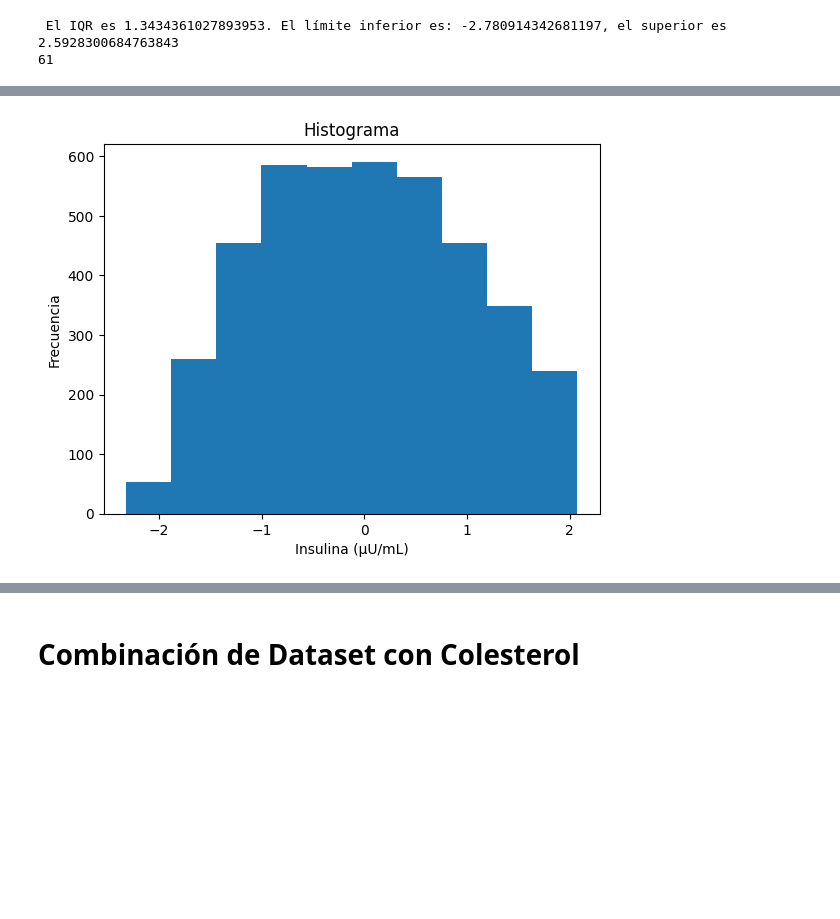
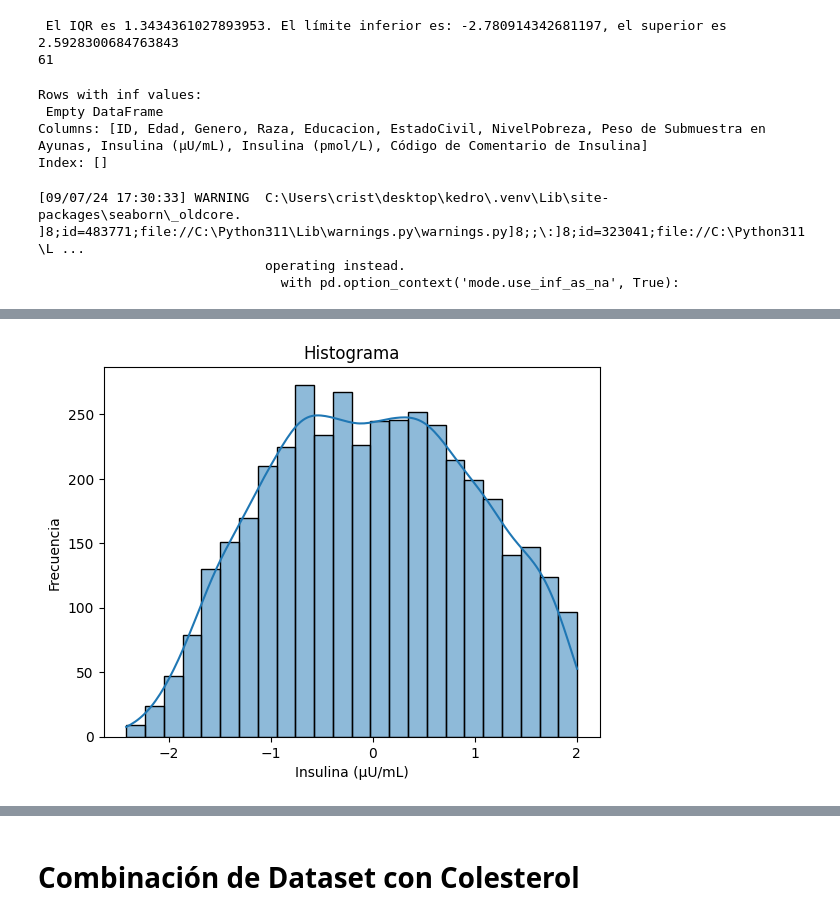
Before and after one commit to Manjanans/nhanes, a Jupyter notebook: notebooks/Untitled.ipynb, the cells around one changed output, grey strips where cells are left out. Saved outputs shown, nothing was run; the diff lists cells and outputs as text; code cells hidden in the pictures; blank space fills up the shorter version.

```diff
--- a/notebooks/Untitled.ipynb
+++ b/notebooks/Untitled.ipynb
@@ -463,12 +485,25 @@ print(num_outliers)
 # %%
 limp_ins = limpieza_insulina.copy()
 limp_ins["Insulina (μU/mL)"] = pt.fit_transform(limp_ins[["Insulina (μU/mL)"]])
+# %%
+inf_values = limp_ins.isin([np.inf, -np.inf])
+
+rows_with_inf = limp_ins[inf_values.any(axis=1)]
+print("Rows with inf values:\n", rows_with_inf)
+# %% [output]
+Rows with inf values:
+ Empty DataFrame
+Columns: [ID, Edad, Genero, Raza, Educacion, EstadoCivil, NivelPobreza, Peso de Submuestra en Ayunas, Insulina (μU/mL), Insulina (pmol/L), Código de Comentario de Insulina]
+Index: []
 # %%
-plt.hist(limp_ins["Insulina (μU/mL)"])
+sns.histplot(data=limp_ins, x="Insulina (μU/mL)", kde=True)
 plt.title(f'Histograma')
 plt.xlabel("Insulina (μU/mL)")
 plt.ylabel('Frecuencia')
 plt.show()
 # %% [output]
+[09/07/24 17:30:33] WARNING  C:\Users\crist\desktop\kedro\.venv\Lib\site-packages\seaborn\_oldcore. ]8;id=483771;file://C:\Python311\Lib\warnings.py\warnings.py]8;;\:]8;id=323041;file://C:\Python311\L ...
+                             operating instead.
+                               with pd.option_context('mode.use_inf_as_na', True):
 [interactive output not drawn]
-[figure, old version]
+[figure, new version]
```
Also changed, not shown: parts of 18 cells of this notebook.
